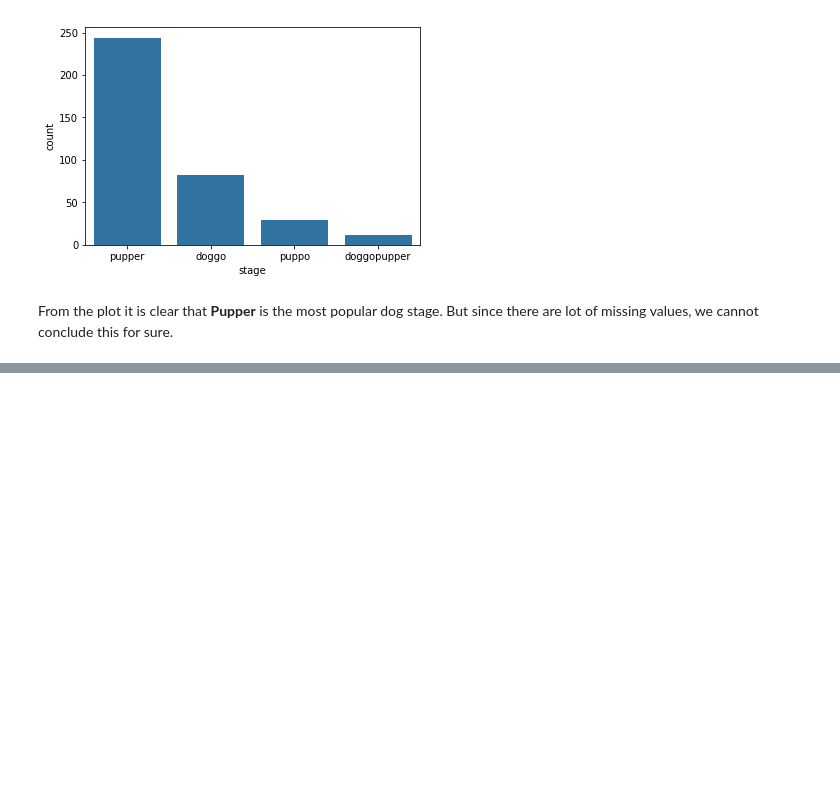
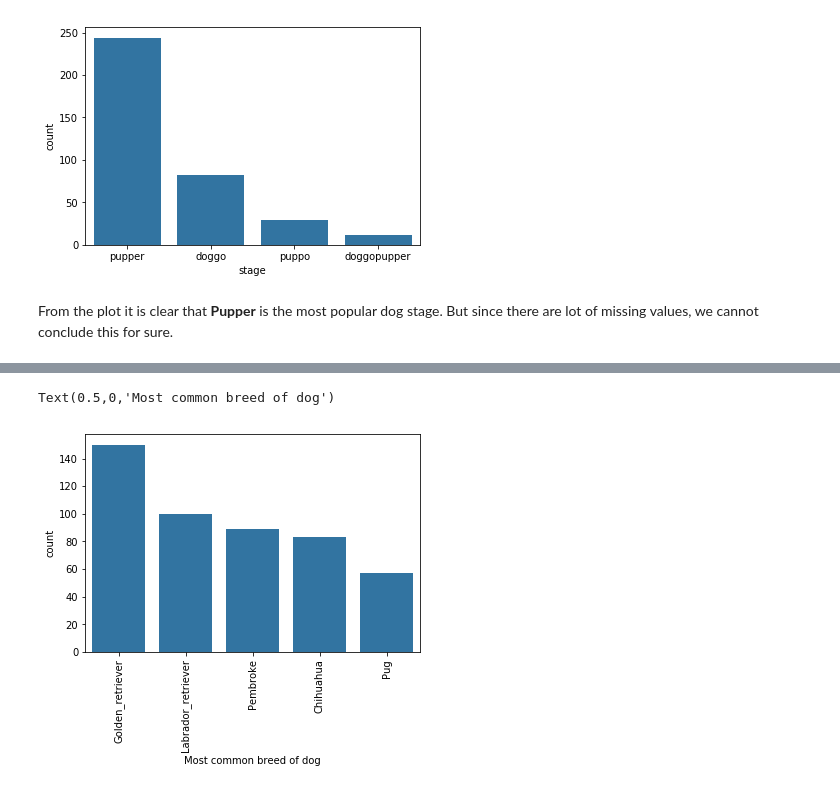
Before and after one commit to akshaybogar/WeRateDogs, a Jupyter notebook: WeRateDogs.ipynb, the cells around one changed output, grey strips where cells are left out. Drawn from its saved outputs; the diff is of its cells as text; code cells hidden in the pictures; blank space fills up the shorter version.

Commit message:
Most common/popular dog breed

```diff
--- a/WeRateDogs.ipynb
+++ b/WeRateDogs.ipynb
@@ -755,0 +774,8 @@ From the plot it is clear that **Pupper** is the most popular dog stage. But sin
+# %%
+pred_order=image_df.prediction1.value_counts().head().index
+sb.countplot(data=image_df,x='prediction1',order=pred_order,color=sb.color_palette()[0]);
+plt.xticks(rotation=90);
+plt.xlabel('Most common breed of dog')
+# %% [output]
+Text(0.5,0,'Most common breed of dog')
+[figure, added]
```
Also changed, not shown: parts of 3 cells of this notebook.
